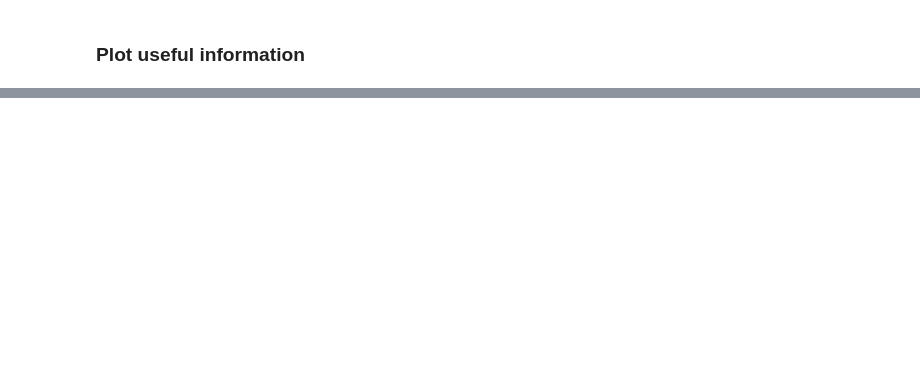
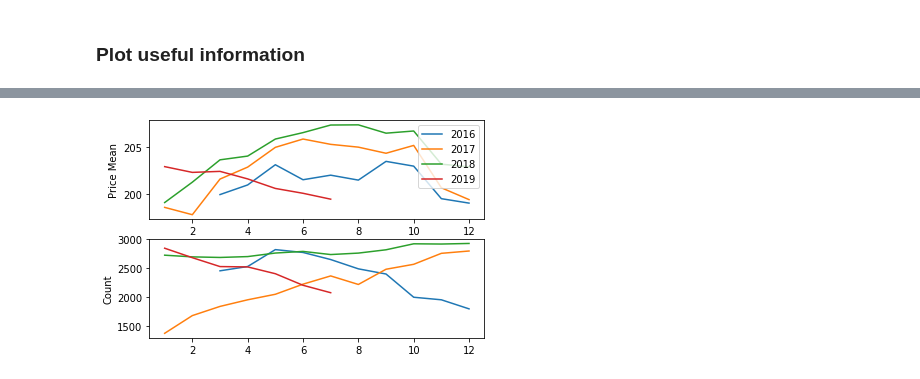
Before and after one commit to djsegal/metis, a Jupyter notebook: 1_airbnb_pricing/scrape_airbnb.ipynb, the cells around one changed output, grey strips where cells are left out. Saved outputs shown, nothing was run; the diff lists cells and outputs as text; code cells hidden in the pictures; blank space fills up the shorter version.

```diff
--- a/1_airbnb_pricing/scrape_airbnb.ipynb
+++ b/1_airbnb_pricing/scrape_airbnb.ipynb
@@ -261,10 +359,10 @@ for reordered_column in reversed(reordered_columns):
     data_columns.insert(0, data_columns.pop(data_columns.index(reordered_column)))
     airbnb_data = airbnb_data.reindex(columns=data_columns)
 
-backup_data_2 = airbnb_data.copy()
+backup_data_3 = airbnb_data.copy()
 # %% [markdown]
 ### Print database summaries
 # %%
-airbnb_data = backup_data_2.copy()
+airbnb_data = backup_data_3.copy()
 # %%
 list(airbnb_data.columns)
@@ -394,0 +550,39 @@ plt.yticks([], []);
+# %%
+plot_dict = {}
+
+for plot_year in sorted(airbnb_data.year.unique()):
+    plot_months = []
+    plot_prices = []
+    plot_counts = []
+
+    for plot_month in 1+np.arange(12):
+        plot_data = airbnb_data[
+            (airbnb_data.year == plot_year) & (airbnb_data.month == plot_month)
+        ]
+
+        if len(plot_data) == 0: continue
+        plot_months.append(plot_data.month.iloc[0])
+        plot_prices.append(plot_data.price.mean())
+        plot_counts.append(len(plot_data))
+
+    plot_dict[plot_year] = (plot_months, plot_prices, plot_counts)
+# %%
+plot_y_max = 0
+
+plt.subplot(2,1,1)
+for cur_key, cur_value in plot_dict.items():
+    plot_months, plot_prices, plot_counts = cur_value
+    plt.plot(plot_months, plot_prices, label=cur_key);
+
+plt.ylabel("Price Mean")
+plt.legend();
+
+plt.subplot(2,1,2)
+for cur_key, cur_value in plot_dict.items():
+    plot_months, plot_prices, plot_counts = cur_value
+    plt.plot(plot_months, plot_counts, label=cur_key);
+
+plt.ylabel("Count");
+# plt.legend();
+# %% [output]
+[figure, added]
```
Also changed, not shown: parts of 27 cells of this notebook.
